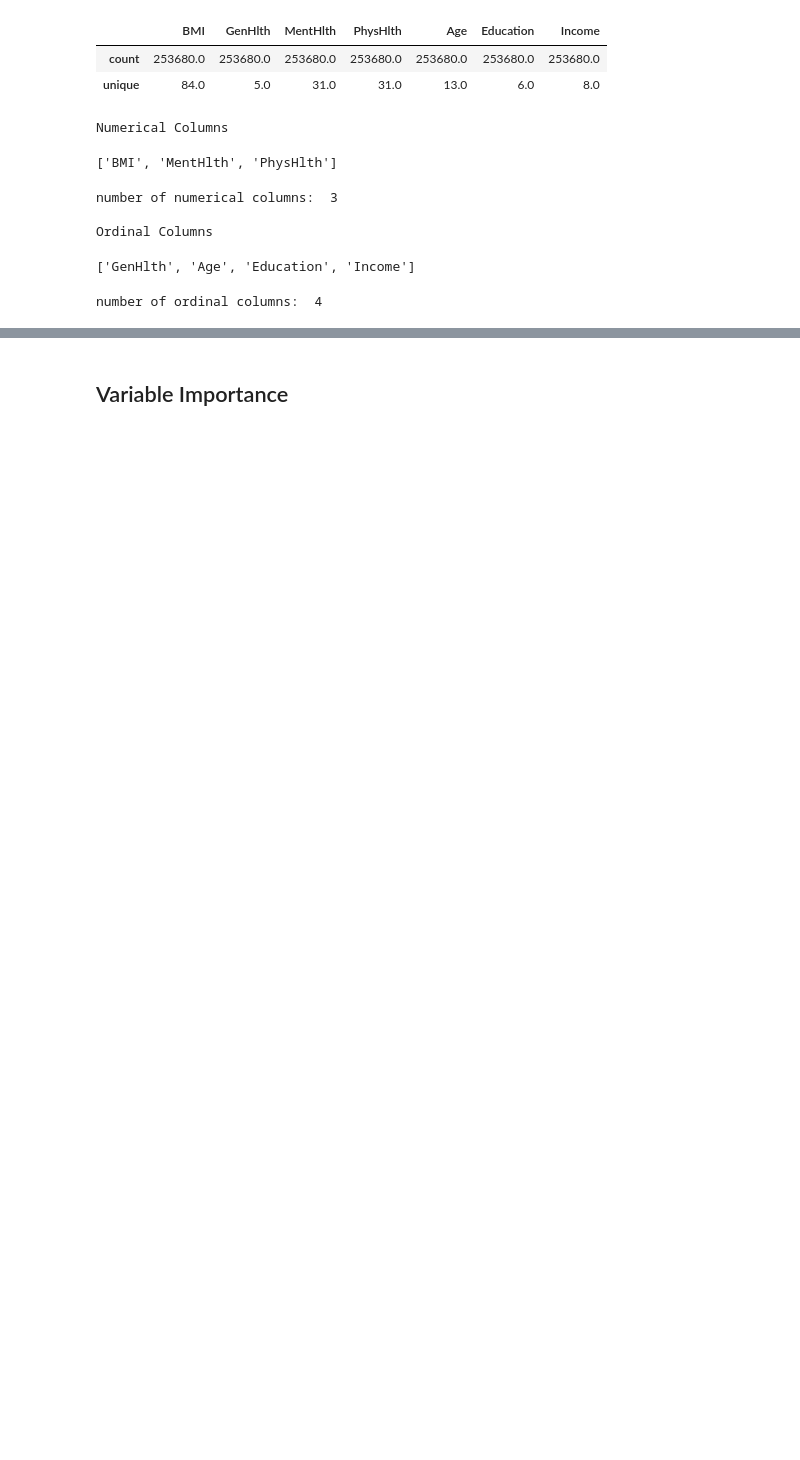
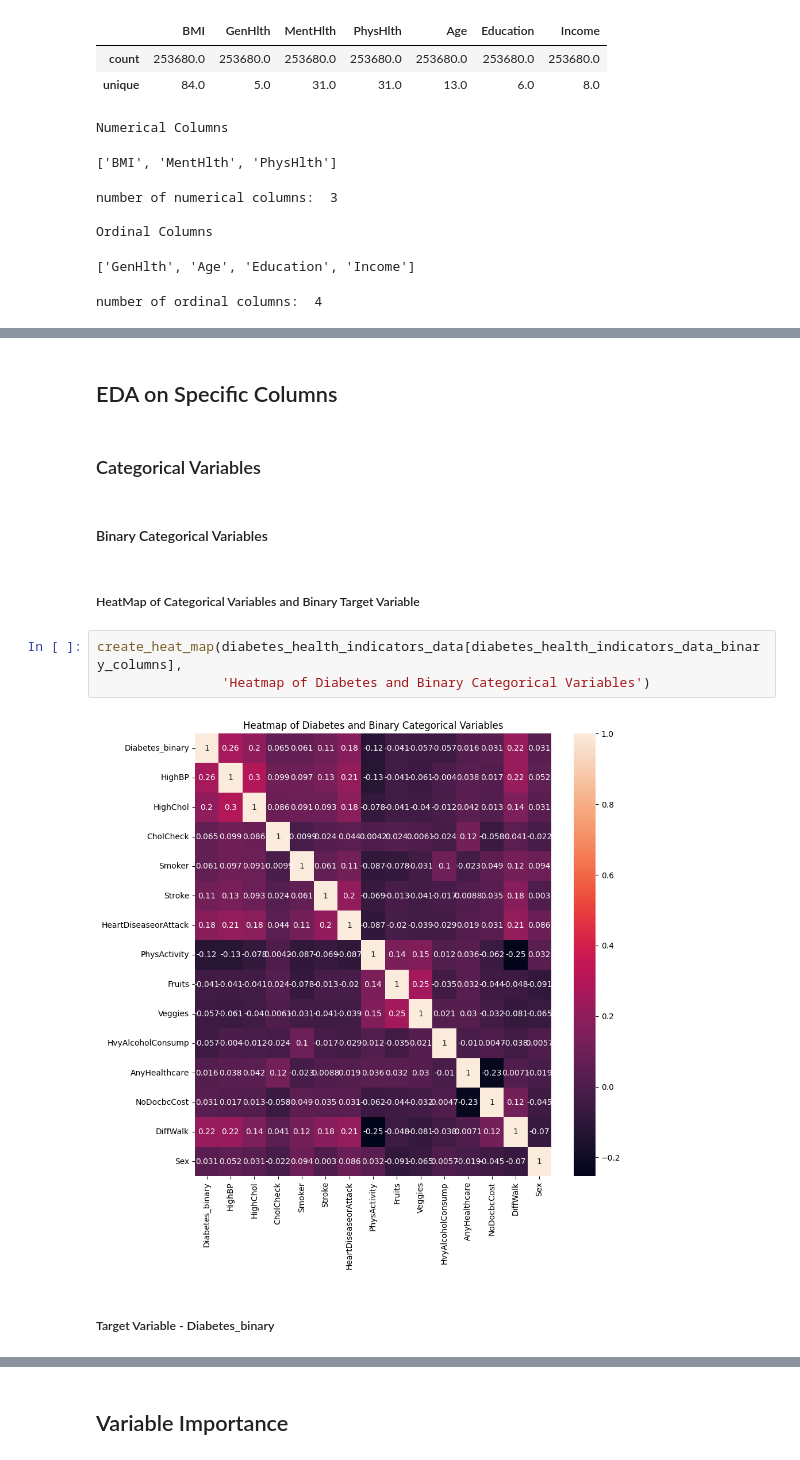
Before and after one commit to RileyLeo/Diabetes-Prediction-ML, a Jupyter notebook: notebook.ipynb, the cells around one changed output, grey strips where cells are left out. Saved outputs shown, nothing was run; the diff lists cells and outputs as text; blank space fills up the shorter version.

```diff
--- a/notebook.ipynb
+++ b/notebook.ipynb
@@ -311,3 +322,18 @@ Summary of data for binary columns
 | unique | 2.0 | 2.0 | 2.0 | 2.0 | 2.0 | 2.0 | 2.0 | 2.0 | ... |
 | top | 0.0 | 0.0 | 0.0 | 1.0 | 0.0 | 0.0 | 0.0 | 1.0 | ... |
 | freq | 218334.0 | 144851.0 | 146089.0 | 244210.0 | 141257.0 | 243388.0 | 229787.0 | 191920.0 | ... |
+# %% [markdown]
+## EDA on Specific Columns
+# %% [markdown]
+### Categorical Variables
+# %% [markdown]
+#### Binary Categorical Variables
+# %% [markdown]
+##### HeatMap of Categorical Variables and Binary Target Variable
+# %%
+create_heat_map(diabetes_health_indicators_data[diabetes_health_indicators_data_binary_columns],
+                'Heatmap of Diabetes and Binary Categorical Variables')
+# %% [output]
+[figure, added]
+# %% [markdown]
+##### Target Variable - Diabetes_binary
```
Also changed, not shown: parts of 126 cells of this notebook, 1 other file.
